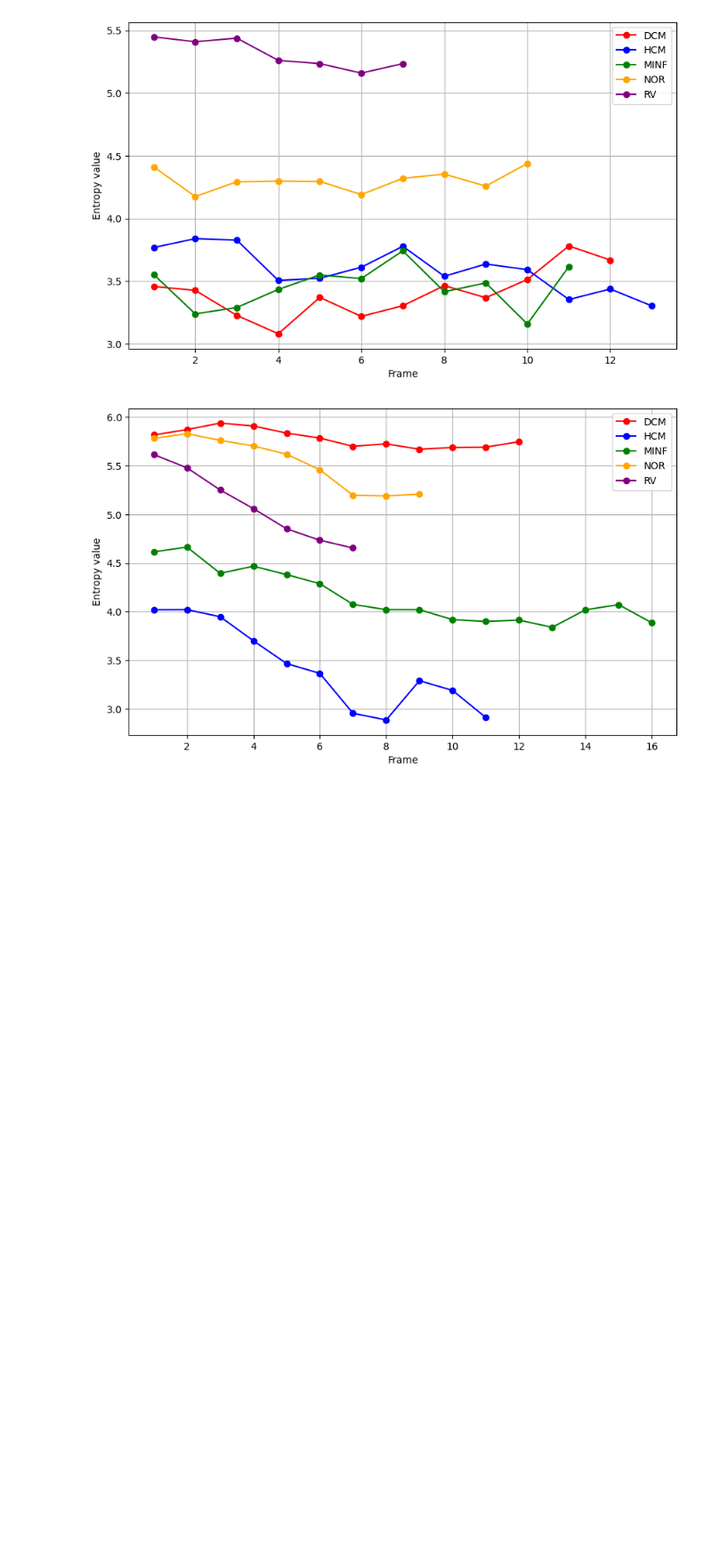
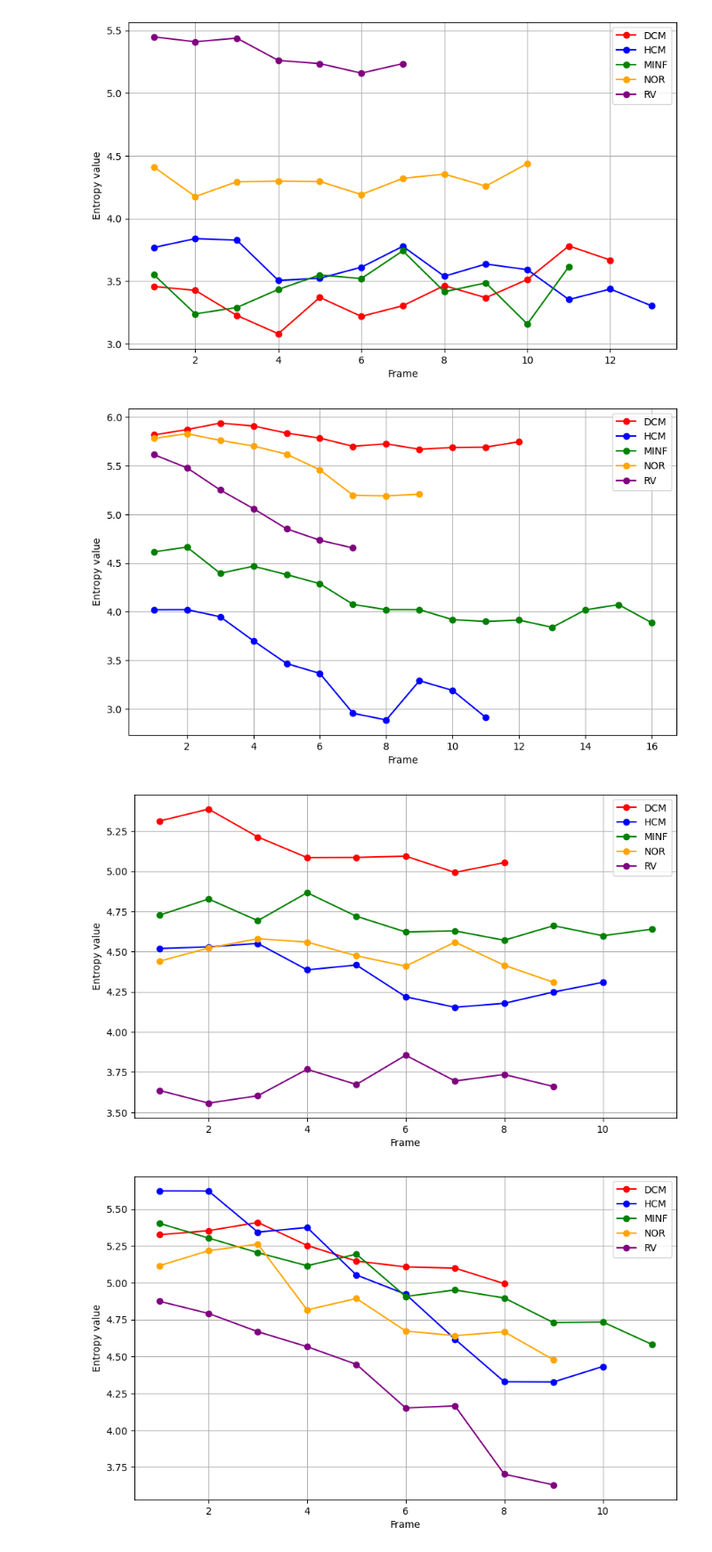
Before and after one commit to jonferreras/MasterThesis, a Jupyter notebook: visualization.ipynb, the cells around one changed output. Shown at 89% size. Saved outputs shown, nothing was run; the diff lists cells and outputs as text; code cells hidden in the pictures; blank space fills up the shorter version.

Commit message:
Visualization final

```diff
--- a/visualization.ipynb
+++ b/visualization.ipynb
@@ -158,3 +158,9 @@ plot_time_series(L_e1_NETSEG[1],L_e1_NETSEG[21],L_e1_NETSEG[41],L_e1_NETSEG[61],
 # %% [output]
 [figure]
 [figure]
+# %%
+plot_time_series(L_e1_ROUSEG[10],L_e1_ROUSEG[30],L_e1_ROUSEG[50],L_e1_ROUSEG[70],L_e1_ROUSEG[90],visualization_dir+"/ROUSEGe1series.jpg")
+plot_time_series(L_e1_NETSEG[10],L_e1_NETSEG[30],L_e1_NETSEG[50],L_e1_NETSEG[70],L_e1_NETSEG[90],visualization_dir+"/NETSEGe1series.jpg")
+# %% [output]
+[figure, added]
+[figure, added]
```
Also changed, not shown: parts of 2 cells of this notebook.
